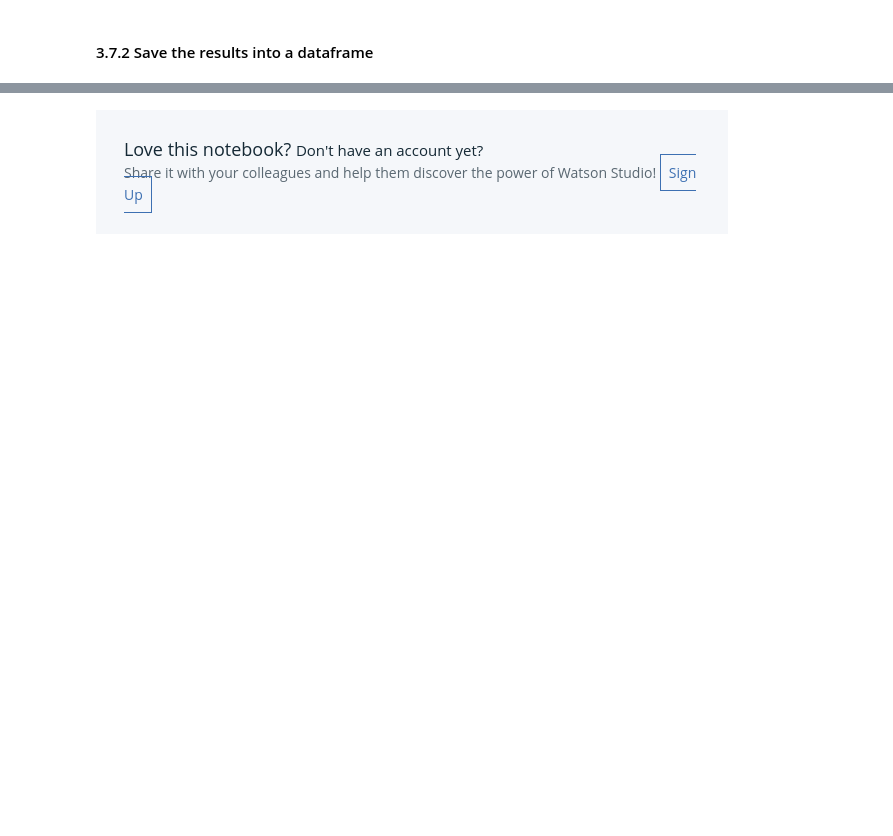
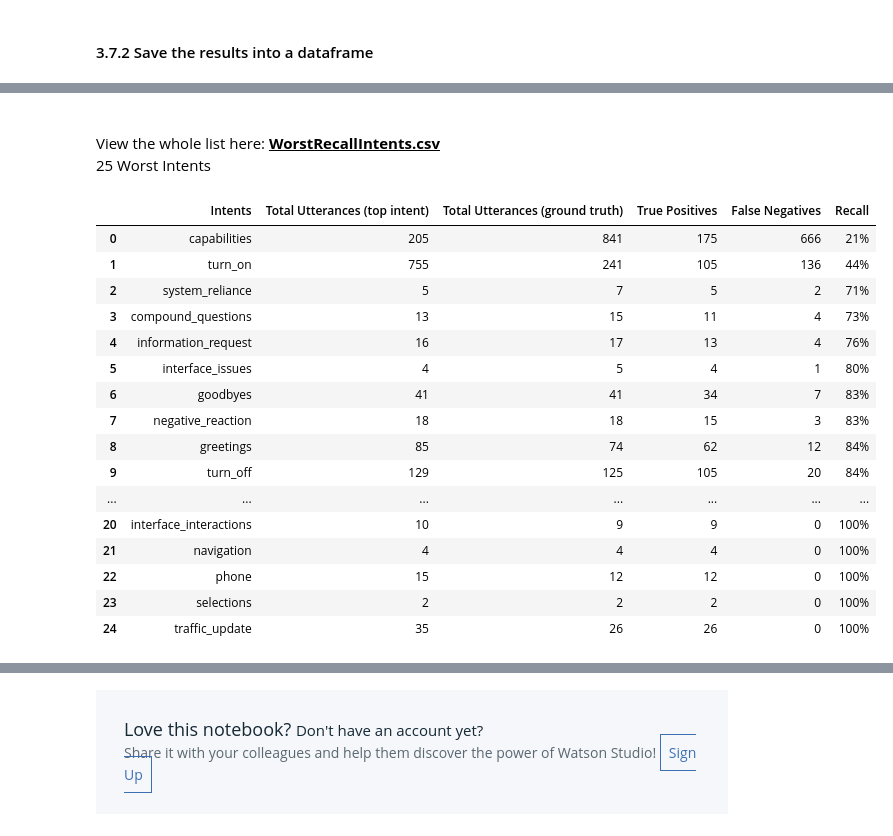
Before and after one commit to watson-developer-cloud/assistant-improve-recommendations-notebook, a Jupyter notebook: notebook/Effectiveness Notebook.ipynb, the cells around one changed output, grey strips where cells are left out. Saved outputs shown, nothing was run; the diff lists cells and outputs as text; code cells hidden in the pictures; blank space fills up the shorter version.

```diff
--- a/notebook/Effectiveness Notebook.ipynb
+++ b/notebook/Effectiveness Notebook.ipynb
@@ -919,0 +536,72 @@ Copyright &copy; IBM Corp. 2018. Sample Materials.
+# %%
+# Calculate recall by intents
+TP_FN = TP+FN
+percentile_recall_list = pd.DataFrame({'True Positives': TP,'False Negatives': FN, 'Intents': intents, 'True Positive&False Negative': TP_FN})
+
+# Remove invalid intent
+invalid_intent_recall = percentile_recall_list[percentile_recall_list['True Positive&False Negative']==0]['Intents']
+percentile_recall_list = percentile_recall_list[percentile_recall_list['True Positive&False Negative']>0]
+
+# Calculate precision per intent
+percentile_recall_list['Recall'] = percentile_recall_list['True Positives'].divide(percentile_recall_list['True Positive&False Negative']).values
+
+percentile_recall_list = percentile_recall_list.join(df[['Total Utterances (top intent)', 'Total Utterances (ground truth)']], on='Intents')
+
+# Generate presigned downloadable link from Cloud Object Storage
+worstRecallLink = generate_link('WorstRecallIntents.csv', project, expiration=expiration_time)
+
+display(md('<p>'))
+display(md('<div style="max-width: 1300px;"><div style="float: left">View the whole list here: <b><a href="{}"  style="color:black"  target="_blank">WorstRecallIntents.csv</a></b></div><div style="float: right"> 25 Worst Intents </div></div>'.format(worstRecallLink)))
+
+# Sort dataframe by recall and add related columns
+worst_recall = percentile_recall_list.sort_values(['Recall', 'False Negatives'], ascending=[True, False])[['Intents','Total Utterances (top intent)','Total Utterances (ground truth)', 'True Positives', 'False Negatives',
+                                                        'Recall']].reset_index(drop=True)
+
+# Save the output CSV file
+project.save_data('WorstRecallIntents.csv', worst_recall.to_csv(), overwrite=True)
+
+# Apply style on dataframe table
+table = worst_recall.head(25).style.set_table_styles(table_styles).set_properties(**{'text-align': 'center'}).set_properties(
+                                                        subset=['Total Utterances (top intent)'], **{'width': '140px'}).set_properties(
+                                                        subset=['Total Utterances (ground truth)'], **{'width': '180px'}).set_properties(
+                                                        subset=['Intents'], **{'width': '400px', 'text-align': 'left'}).format(
+                                                        {"Recall": lambda x: "{:.0f}%".format(x*100)}).set_properties(
+                                                        subset=['Recall'], **{'width': '350px', 'text-align': 'center'}).render()
+
+# Apply CSS style
+style = '.meter { height: 6px; width: 50%; position: relative; background: #fff; border-radius: 20px; border-color: rgb(0, 76, 192); border-style: solid; border-width: 1px; float: left; margin-top: 8px; margin-left: 50px;margin-right: 15px; } .meter>span { display: block; height: 100%; background-color: rgb(0, 76, 192); position: relative; overflow: hidden; } '
+table = table[:table.find('>') + 1] + style + table[table.find('>') + 1:]
+
+# Insert percentage bar
+pattern = r'(data row)(.*?)( col5" >)(.*?)(%)(</td>)'
+bar_code = r'<div class="meter"  style="float: left;margin-left: 30px;"> <span style="width: \4%"></span> </div><div style="float: left;margin-left: 0px;">'
+regex = re.compile(pattern, re.IGNORECASE)
+table = re.sub(pattern, r'\1\2\3'+bar_code+r'\4\5</div>\6', table)
+
+if len(invalid_intent_recall) > 0:
+    invalid_note = '<br><b>Note</b>: the following intents are ignored when calculating Recall due to the sum of True Positive and False Negative is zero<p>'
+    for intent in invalid_intent_recall:
+        invalid_note += '&emsp;{}<br>'.format(intent)
+    table += invalid_note
+# Show table
+HTML(table)
+# %% [output]
+<p>
+<div style="max-width: 1300px;"><div style="float: left">View the whole list here: <b><a href="https://s3-api.us-geo.objectstorage.softlayer.net/testenterprise-donotdelete-pr-vfispinaepfgvh/WorstRecallIntents.csv?X-Amz-Algorithm=AWS4-HMAC-SHA256&X-Amz-Credential=855b457a9ba9490a87ca7a9e0ff8e253%2F20181019%2F%2Fs3%2Faws4_request&X-Amz-Date=20181019T031524Z&X-Amz-Expires=86400&X-Amz-SignedHeaders=host&X-Amz-Signature=e79c557c9fec680244955c2767b25b06916ffb3144a75d8a51dc8ae1b56b7e0d"  style="color:black"  target="_blank">WorstRecallIntents.csv</a></b></div><div style="float: right"> 25 Worst Intents </div></div>
+|  | Intents | Total Utterances (top intent) | Total Utterances (ground truth) | True Positives | False Negatives | Recall |
+| 0 | capabilities | 205 | 841 | 175 | 666 | 21% |
+| 1 | turn_on | 755 | 241 | 105 | 136 | 44% |
+| 2 | system_reliance | 5 | 7 | 5 | 2 | 71% |
+| 3 | compound_questions | 13 | 15 | 11 | 4 | 73% |
+| 4 | information_request | 16 | 17 | 13 | 4 | 76% |
+| 5 | interface_issues | 4 | 5 | 4 | 1 | 80% |
+| 6 | goodbyes | 41 | 41 | 34 | 7 | 83% |
+| 7 | negative_reaction | 18 | 18 | 15 | 3 | 83% |
+| 8 | greetings | 85 | 74 | 62 | 12 | 84% |
+| 9 | turn_off | 129 | 125 | 105 | 20 | 84% |
+| ... | ... | ... | ... | ... | ... | ... |
+| 20 | interface_interactions | 10 | 9 | 9 | 0 | 100% |
+| 21 | navigation | 4 | 4 | 4 | 0 | 100% |
+| 22 | phone | 15 | 12 | 12 | 0 | 100% |
+| 23 | selections | 2 | 2 | 2 | 0 | 100% |
+| 24 | traffic_update | 35 | 26 | 26 | 0 | 100% |
```
Also changed, not shown: parts of 92 cells of this notebook, 2 other files.
